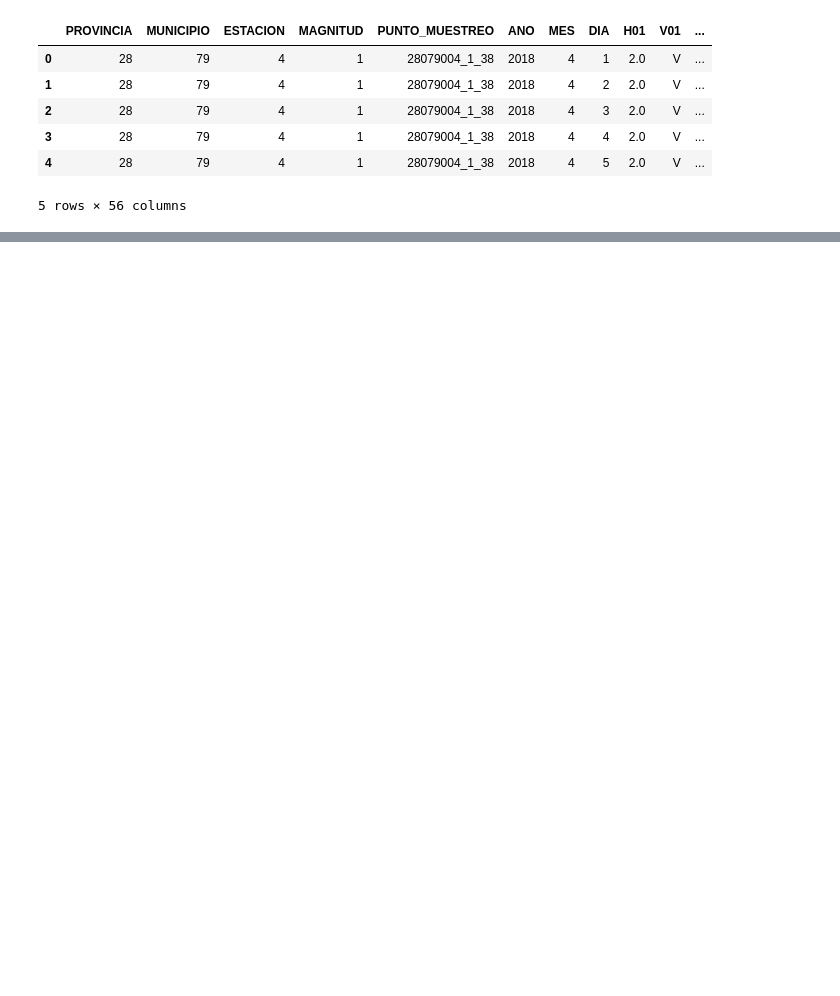
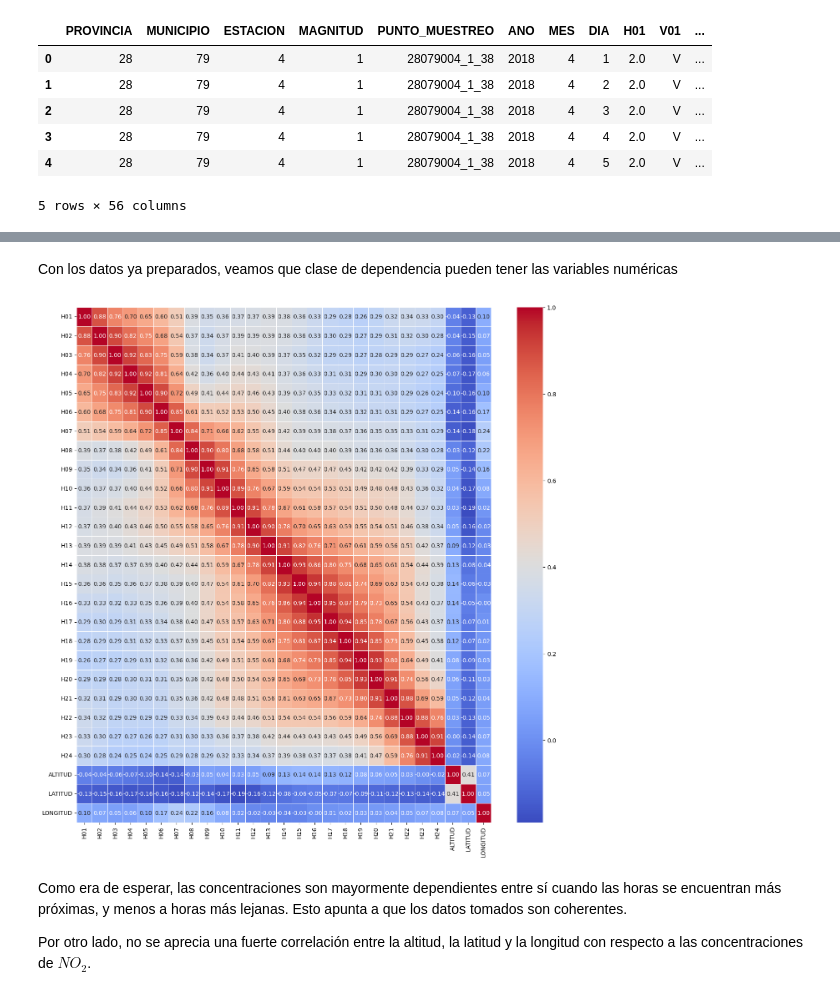
Before and after one commit to IkerVillegas/Prueba-contaminacion-de-madrid, a Jupyter notebook: Ejecutable.ipynb, the cells around one changed output, grey strips where cells are left out. Drawn from its saved outputs; the diff is of its cells as text; code cells hidden in the pictures; blank space fills up the shorter version.

```diff
--- a/Ejecutable.ipynb
+++ b/Ejecutable.ipynb
@@ -126,0 +110,3 @@ Porcentaje validos: 12.58134490238612
+# %%
+drop_columns = [f'V{i:02d}' for i in range(1,25)]
+df_pollution = df_pollution.drop(drop_columns, axis = 1)
@@ -126,0 +115,23 @@ Porcentaje validos: 12.58134490238612
+# %%
+for i in range(1,25): df_pollution[f'T{i:02d}'] = None
+
+for index, row in df_temperatures.iterrows():
+
+    date = list(map(int, row['date'].split('-')))
+
+    if (row['hour'] == 0):
+
+        actual_date= datetime(*date)
+
+
+        day_before = actual_date - timedelta(days=1)
+
+        condition = (df_pollution['MES'] == day_before.month) & (df_pollution['DIA'] == day_before.day)
+        column_name = 'T24'
+
+    else:
+
+        condition = (df_pollution['MES'] == date[1]) & (df_pollution['DIA'] == date[2])
+        column_name = f'T{row["hour"]:02d}'
+
+    df_pollution.loc[condition, column_name] = row['temp']
@@ -126,0 +140,3 @@ Porcentaje validos: 12.58134490238612
+# %%
+fun_suffix_add = lambda x: x % 100
+df_stations['station'] = df_stations['station'].apply(fun_suffix_add)
@@ -126,0 +145,9 @@ Porcentaje validos: 12.58134490238612
+# %%
+df_pollution = pd.merge(df_pollution, df_stations, how = 'left', left_on = 'ESTACION', right_on = 'station')
+
+df_pollution = df_pollution.drop('station', axis = 1)
+
+df_pollution = df_pollution.rename(columns = {'area' : 'AREA', 'name' : 'NOMBRE', 'address' : 'DIRECCION',
+                                                      'altitude' : 'ALTITUD', 'type' : 'TIPO', 'longitude' : 'LONGITUD',
+                                                      'latitude' : 'LATITUD'})
+df_pollution.head()
@@ -126,0 +162,13 @@ Porcentaje validos: 12.58134490238612
+# %% [markdown]
+Con los datos ya preparados, veamos que clase de dependencia pueden tener las variables numéricas
+# %%
+plt.figure(figsize=(16,16))
+v_variables = [f'H{i:02d}' for i in range(1,25)] + ['ALTITUD', 'LATITUD', 'LONGITUD']
+sns.heatmap(df_pollution.loc[:,v_variables].corr(), annot=True, cmap='coolwarm', fmt='.2f', linewidths=.5)
+plt.show()
+# %% [output]
+[figure, added]
+# %% [markdown]
+Como era de esperar, las concentraciones son mayormente dependientes entre sí cuando las horas se encuentran más próximas, y menos a horas más lejanas. Esto apunta a que los datos tomados son coherentes.
+
+Por otro lado, no se aprecia una fuerte correlación entre la altitud, la latitud y la longitud con respecto a las concentraciones de $NO_2$.
```
Also changed, not shown: parts of 32 cells of this notebook.
